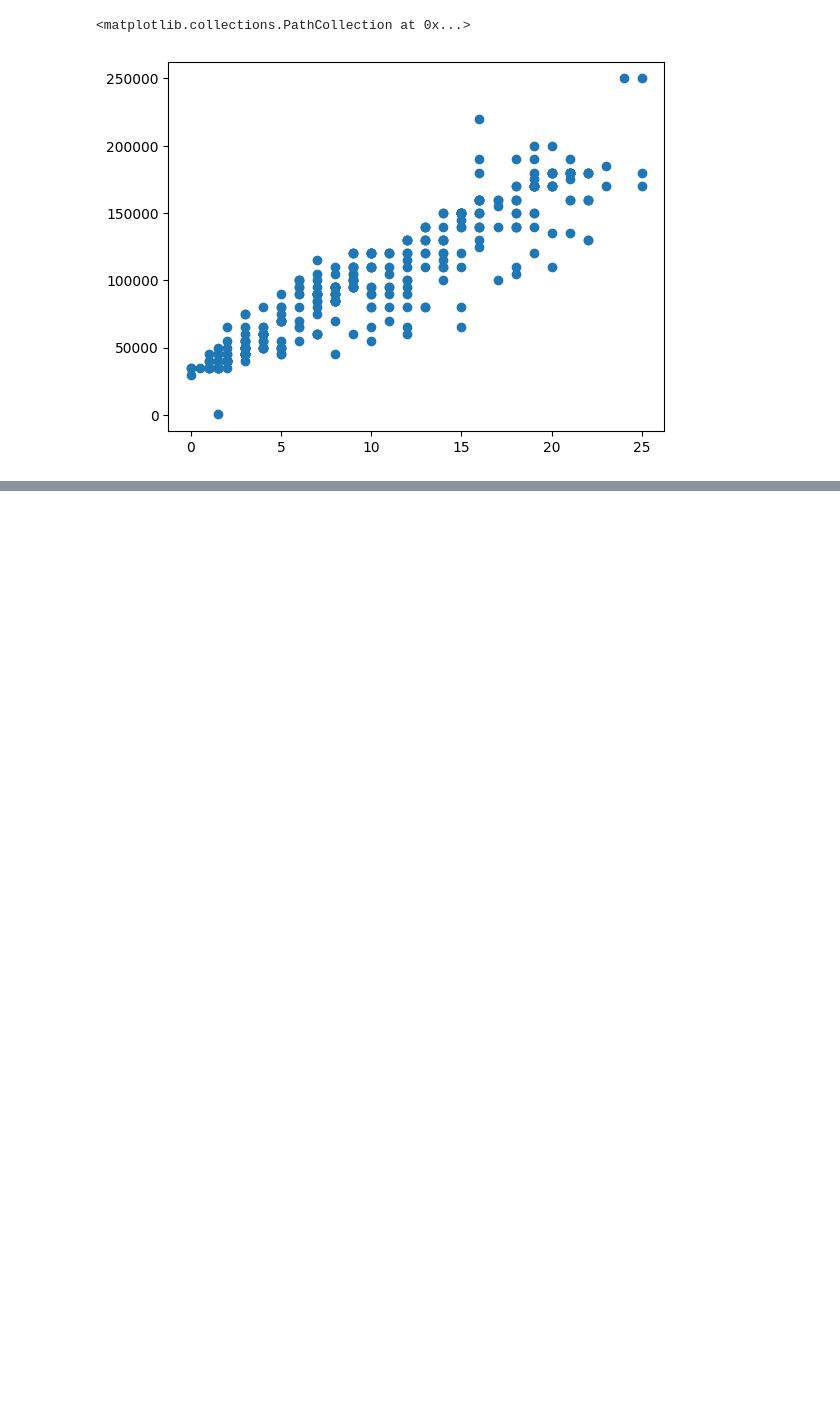
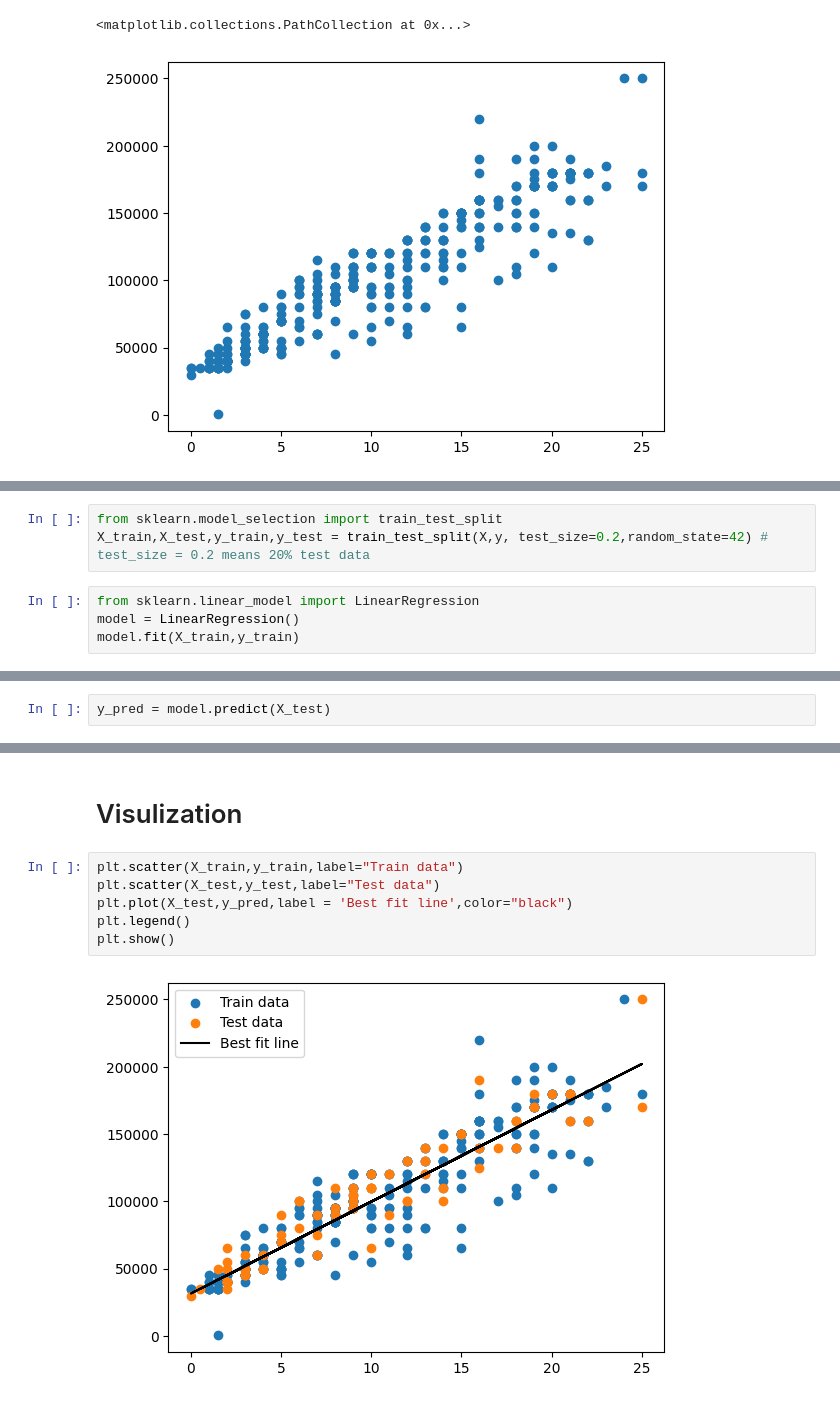
Before and after one commit to ashmi721/Data_Science_Class, a Jupyter notebook: Machine Learning/Supervised/Regression/Salary_prediction_using_linear_Regression_DS600_D24.ipynb, the cells around one changed output, grey strips where cells are left out. Cells and saved outputs as stored; diff of their text form; blank space fills up the shorter version.

```diff
--- a/Machine Learning/Supervised/Regression/Salary_prediction_using_linear_Regression_DS600_D24.ipynb
+++ b/Machine Learning/Supervised/Regression/Salary_prediction_using_linear_Regression_DS600_D24.ipynb
@@ -271,0 +281,7 @@ plt.scatter(x=X,y=y)
+# %%
+from sklearn.model_selection import train_test_split
+X_train,X_test,y_train,y_test = train_test_split(X,y, test_size=0.2,random_state=42) # test_size = 0.2 means 20% test data
+# %%
+from sklearn.linear_model import LinearRegression
+model = LinearRegression()
+model.fit(X_train,y_train)
@@ -271,0 +292,2 @@ plt.scatter(x=X,y=y)
+# %%
+y_pred = model.predict(X_test)
@@ -271,0 +314,10 @@ plt.scatter(x=X,y=y)
+# %% [markdown]
+# Visulization
+# %%
+plt.scatter(X_train,y_train,label="Train data")
+plt.scatter(X_test,y_test,label="Test data")
+plt.plot(X_test,y_pred,label = 'Best fit line',color="black")
+plt.legend()
+plt.show()
+# %% [output]
+[figure, added]
```
Also changed, not shown: parts of 8 cells of this notebook, 1 other file.
